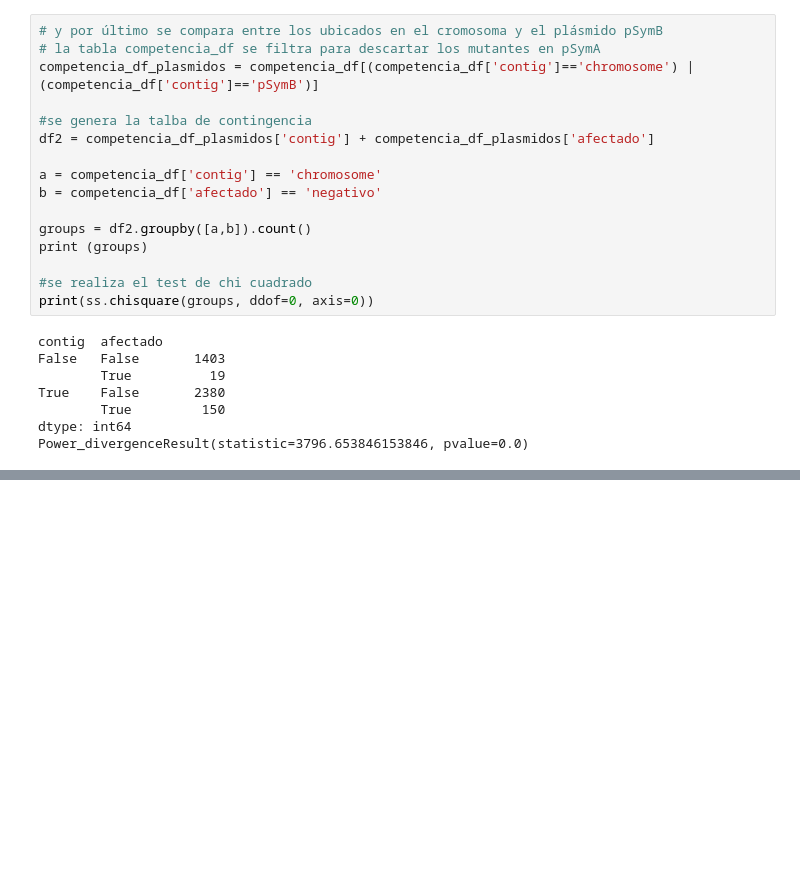
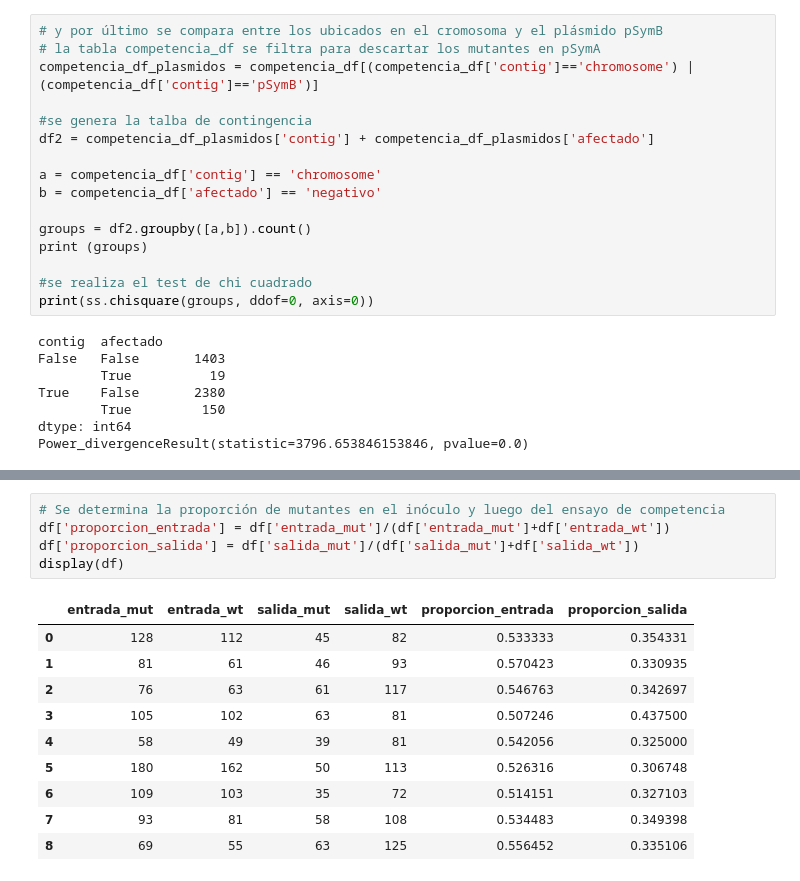
Before and after one commit to EzequielMogro/trabajo_final_mogro, a Jupyter notebook: trabajo_final_mogro.ipynb, the cells around one changed output, grey strips where cells are left out. Drawn from its saved outputs; the diff is of its cells as text; blank space fills up the shorter version.

```diff
--- a/trabajo_final_mogro.ipynb
+++ b/trabajo_final_mogro.ipynb
@@ -92,0 +129,16 @@ Power_divergenceResult(statistic=3796.653846153846, pvalue=0.0)
+# %%
+# Se determina la proporción de mutantes en el inóculo y luego del ensayo de competencia
+df['proporcion_entrada'] = df['entrada_mut']/(df['entrada_mut']+df['entrada_wt'])
+df['proporcion_salida'] = df['salida_mut']/(df['salida_mut']+df['salida_wt'])
+display(df)
+# %% [output]
+|  | entrada_mut | entrada_wt | salida_mut | salida_wt | proporcion_entrada | proporcion_salida |
+| 0 | 128 | 112 | 45 | 82 | 0.533333 | 0.354331 |
+| 1 | 81 | 61 | 46 | 93 | 0.570423 | 0.330935 |
+| 2 | 76 | 63 | 61 | 117 | 0.546763 | 0.342697 |
+| 3 | 105 | 102 | 63 | 81 | 0.507246 | 0.437500 |
+| 4 | 58 | 49 | 39 | 81 | 0.542056 | 0.325000 |
+| 5 | 180 | 162 | 50 | 113 | 0.526316 | 0.306748 |
+| 6 | 109 | 103 | 35 | 72 | 0.514151 | 0.327103 |
+| 7 | 93 | 81 | 58 | 108 | 0.534483 | 0.349398 |
+| 8 | 69 | 55 | 63 | 125 | 0.556452 | 0.335106 |
```
Also changed, not shown: parts of 11 cells of this notebook, 4 other files.
